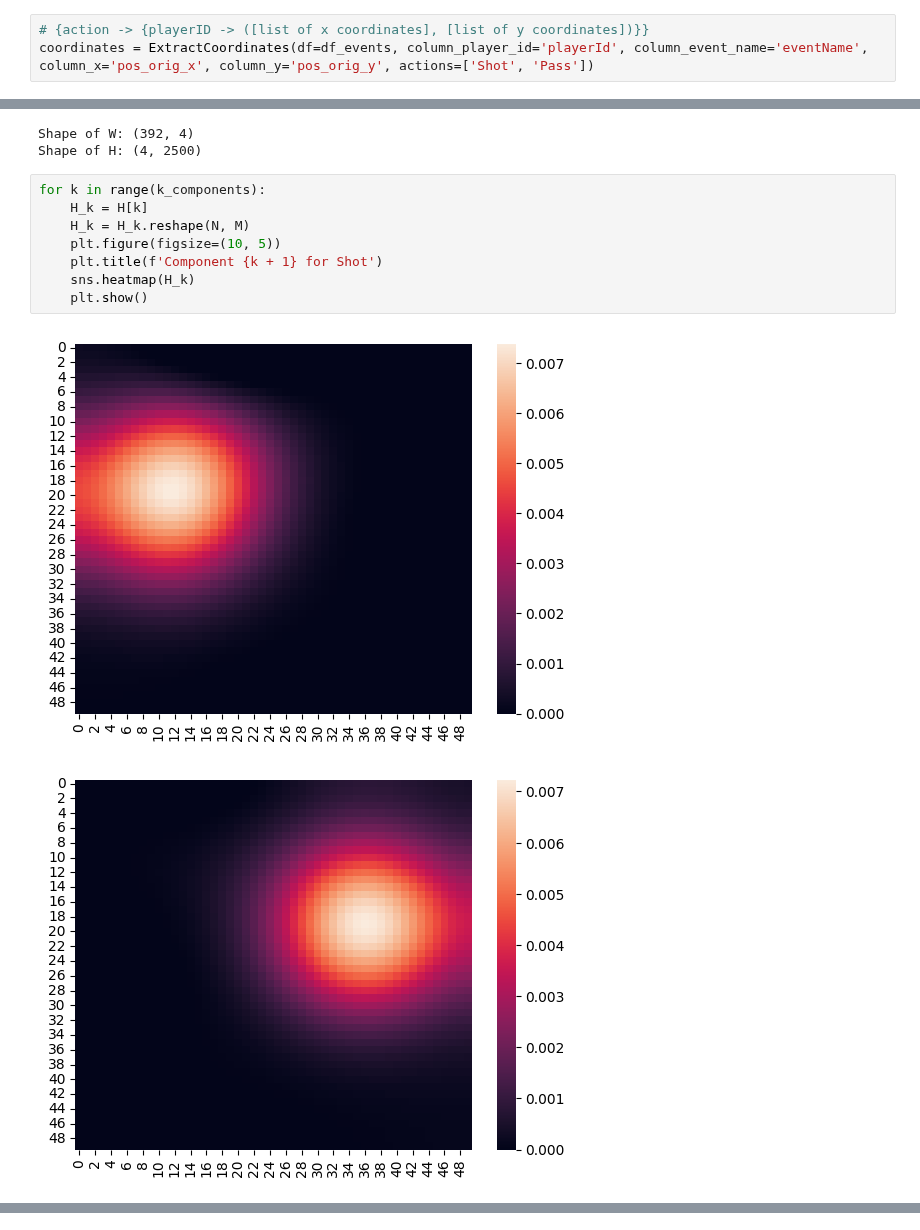
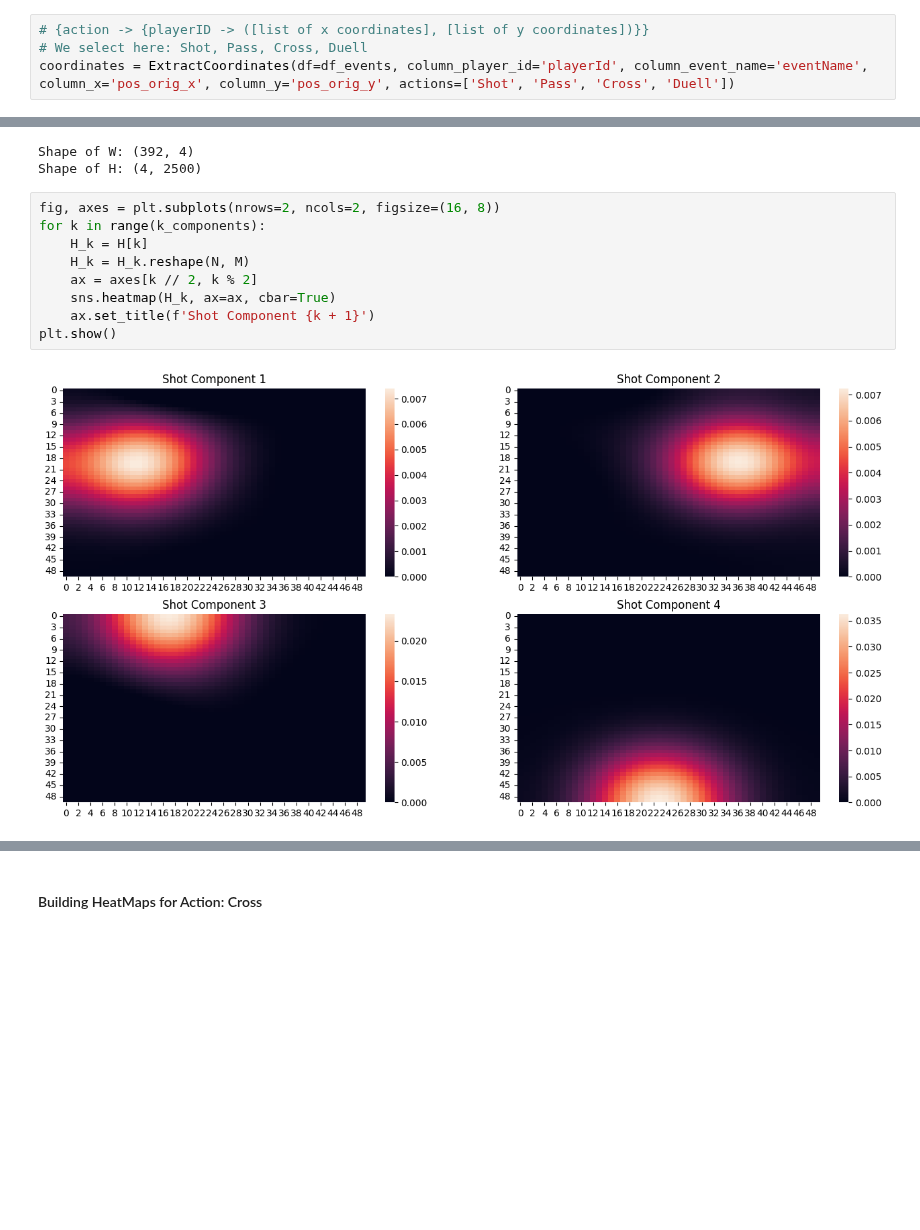
Before and after one commit to raphaelsenn/playervectors, a Jupyter notebook: demo_principal_components.ipynb, the cells around one changed output, grey strips where cells are left out. Saved outputs shown, nothing was run; the diff lists cells and outputs as text; blank space fills up the shorter version.

Commit message:
using subplots in demo_principal_components.ipynb

```diff
--- a/demo_principal_components.ipynb
+++ b/demo_principal_components.ipynb
@@ -24,7 +24,8 @@ df_events.head()
 #### Select Relevant Actions with respect to thier x,y coordinates
 # %%
 # {action -> {playerID -> ([list of x coordinates], [list of y coordinates])}}
-coordinates = ExtractCoordinates(df=df_events, column_player_id='playerId', column_event_name='eventName', column_x='pos_orig_x', column_y='pos_orig_y', actions=['Shot', 'Pass'])
+# We select here: Shot, Pass, Cross, Duell
+coordinates = ExtractCoordinates(df=df_events, column_player_id='playerId', column_event_name='eventName', column_x='pos_orig_x', column_y='pos_orig_y', actions=['Shot', 'Pass', 'Cross', 'Duell'])
 # %% [markdown]
 ## Load: Players
 # %%
@@ -156,13 +166,13 @@ print(f'Shape of H: {H.shape}')
 Shape of W: (392, 4)
 Shape of H: (4, 2500)
 # %%
+fig, axes = plt.subplots(nrows=2, ncols=2, figsize=(16, 8))
 for k in range(k_components):
     H_k = H[k]
     H_k = H_k.reshape(N, M)
-    plt.figure(figsize=(10, 5))
-    plt.title(f'Component {k + 1} for Shot')
-    sns.heatmap(H_k)
-    plt.show()
+    ax = axes[k // 2, k % 2]
+    sns.heatmap(H_k, ax=ax, cbar=True)
+    ax.set_title(f'Shot Component {k + 1}')
+plt.show()
 # %% [output]
-[figure, old version]
+[figure, new version]
-[figure, removed]
@@ -170,0 +179,2 @@ for k in range(k_components):
+# %% [markdown]
+#### Building HeatMaps for Action: Cross
```
Also changed, not shown: parts of 13 cells of this notebook.
